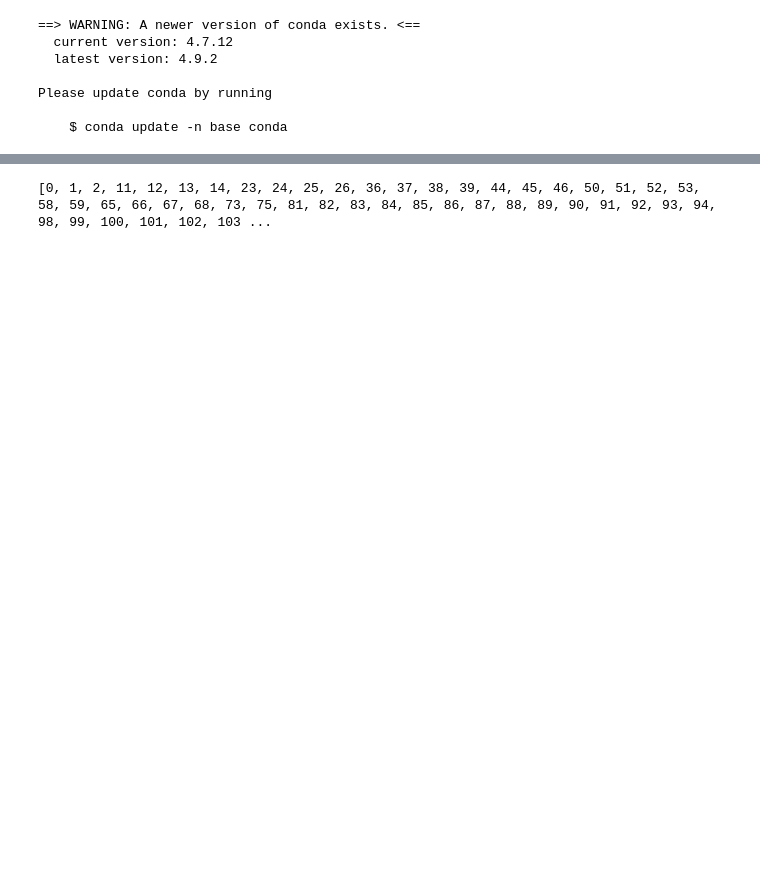
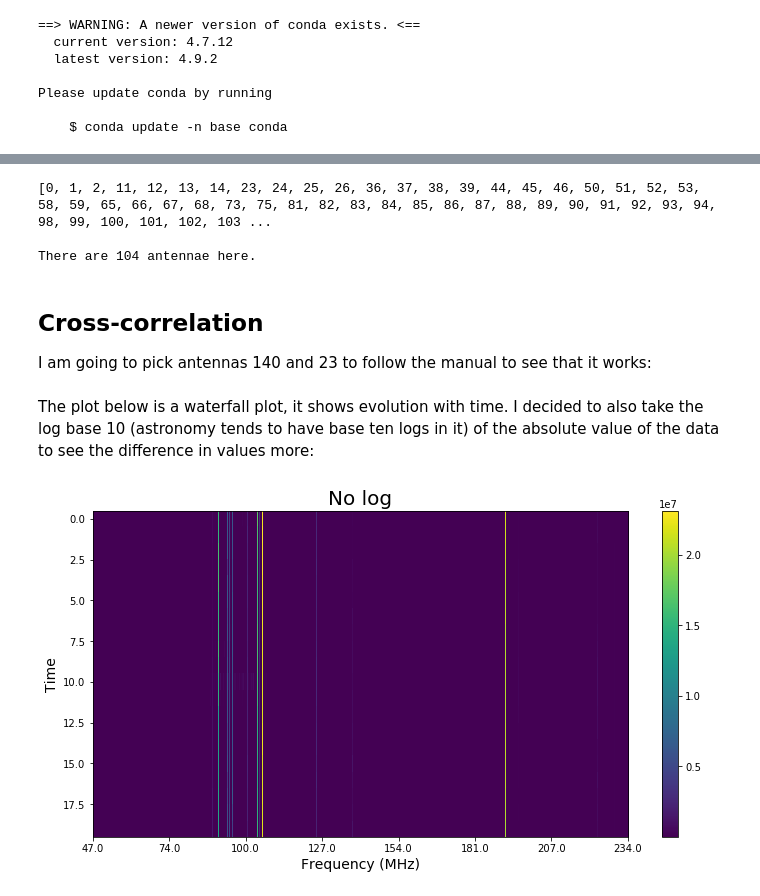
Before and after one commit to maria8ch/Phys434_BigData, a Jupyter notebook: Chernyavskaya_Report5.ipynb, the cells around one changed output, grey strips where cells are left out. Drawn from its saved outputs; the diff is of its cells as text; code cells hidden in the pictures; blank space fills up the shorter version.

```diff
--- a/Chernyavskaya_Report5.ipynb
+++ b/Chernyavskaya_Report5.ipynb
@@ -30,12 +67,35 @@ This data array has shape:
+# %%
+# Look at the antennas that are contained in the array, and count them:
+print(sorted(uv.antenna_numbers))
+print(f"\nThere are {len(uv.antenna_numbers)} antennae here.")
+# %% [output]
+[0, 1, 2, 11, 12, 13, 14, 23, 24, 25, 26, 36, 37, 38, 39, 44, 45, 46, 50, 51, 52, 53, 58, 59, 65, 66, 67, 68, 73, 75, 81, 82, 83, 84, 85, 86, 87, 88, 89, 90, 91, 92, 93, 94, 98, 99, 100, 101, 102, 103 ...
+
+There are 104 antennae here.
+# %% [markdown]
+## Cross-correlation
+I am going to pick antennas 140 and 23 to follow the manual to see that it works:
 # %%
-# Look at the antennas that are contained in the array:
-print(sorted(uv.antenna_numbers))
-# Pick 2 sample antennas, and get data from that baseline. Note that to get the 'auto-correlations', you can do the
+# Pick 2 sample antennae, and get data from that baseline. Note that to get the 'auto-correlations', you can do the
 # same thing, but set antenna1 and antenna2 to be the same value.
 antenna1 = 140
 antenna2 = 23
 data = uv.get_data(antenna1,antenna2)
-# %% [output]
-[0, 1, 2, 11, 12, 13, 14, 23, 24, 25, 26, 36, 37, 38, 39, 44, 45, 46, 50, 51, 52, 53, 58, 59, 65, 66, 67, 68, 73, 75, 81, 82, 83, 84, 85, 86, 87, 88, 89, 90, 91, 92, 93, 94, 98, 99, 100, 101, 102, 103 ...
+# %% [markdown]
+The plot below is a waterfall plot, it shows evolution with time. I decided to also take the log base 10 (astronomy tends to have base ten logs in it) of the absolute value of the data to see the difference in values more:
+# %%
+fig, axs = plt.subplots(1,1,figsize=(12,6))
+im = plt.imshow(np.abs(data), aspect='auto')
+cbar = fig.colorbar(im)
+freqs = uv.freq_array[0]*1e-6 #gets frequencies associated with each channel, in MHz
+axs.set_ylabel('Time', fontsize = 14)
+axs.set_xlabel('Frequency (MHz)', fontsize = 14)
+xticks = [int(i) for i in np.linspace(0,len(freqs)-1,8)]
+_ = axs.set_xticks(xticks)
+xticklabels = np.around(freqs[xticks],0)
+_ = axs.set_xticklabels(xticklabels)
+axs.set_title("No log", fontsize= 20);
+# %% [output]
+[figure, added]
 # %%
 fig, axs = plt.subplots(1,1,figsize=(12,6))
```
Also changed, not shown: parts of 23 cells of this notebook.
